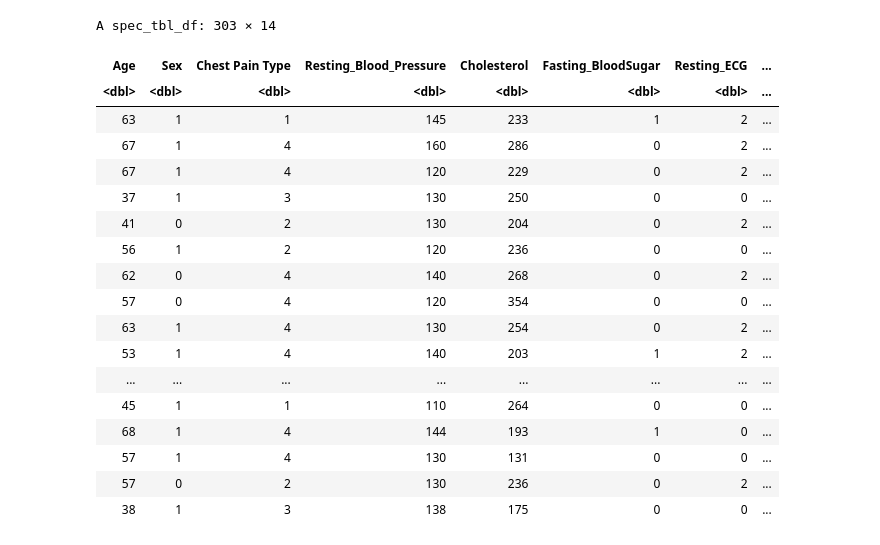
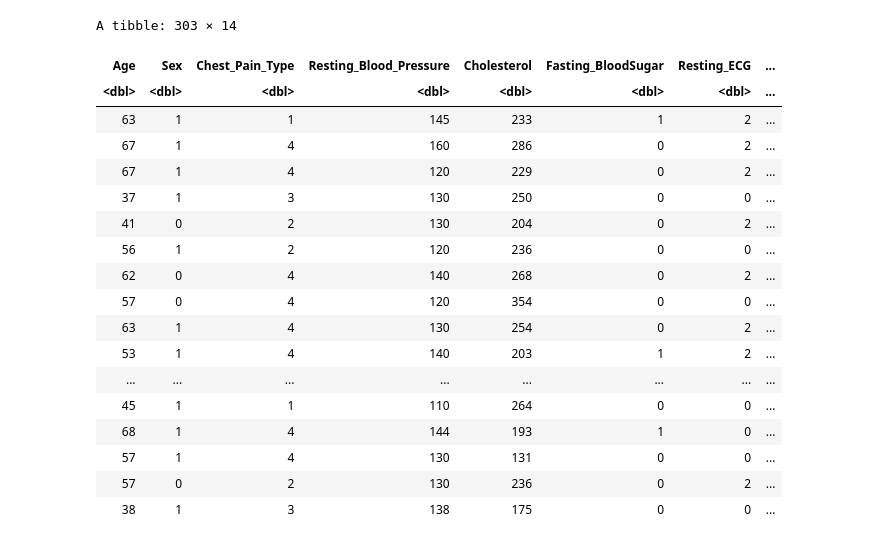
Before and after one commit to devr07/DSCI100-007-009, a Jupyter notebook: projectpropsal.ipynb, the cells around one changed output. Cells and saved outputs as stored; diff of their text form; code cells hidden in the pictures.

```diff
--- a/projectpropsal.ipynb
+++ b/projectpropsal.ipynb
@@ -15,9 +4,13 @@ library(tidyverse)
 # ?read_csv
 # %%
 cleavland <-read_csv("https://archive.ics.uci.edu/ml/machine-learning-databases/heart-disease/processed.cleveland.data", col_names = FALSE)
-colnames(cleavland) = c("Age", "Sex", "Chest Pain Type", "Resting_Blood_Pressure", "Cholesterol", "Fasting_BloodSugar",
+colnames(cleavland) = c("Age", "Sex", "Chest_Pain_Type", "Resting_Blood_Pressure", "Cholesterol", "Fasting_BloodSugar",
                         "Resting_ECG", "Max_Heart_Rate", "Excersize_Induced_Angina", "ST_Depression", "Slope",
                          "Number_of_Major_Vessels", "Thal", "Heart_Disease_Diagnosis")
+cleavland <- cleavland |>
+    mutate(Number_of_Major_Vessels = as.numeric(Number_of_Major_Vessels)) |>
+    mutate(Thal = as.numeric(Thal))
+
 cleavland
 # test
 # %% [output]
@@ -32,5 +29,5 @@ dbl (12): X1, X2, X3, X4, X5, X6, X7, X8, X9, X10, X11, X14
-A spec_tbl_df: 303 × 14
+A tibble: 303 × 14
-| Age | Sex | Chest Pain Type | Resting_Blood_Pressure | Cholesterol | Fasting_BloodSugar | Resting_ECG | ... |
+| Age | Sex | Chest_Pain_Type | Resting_Blood_Pressure | Cholesterol | Fasting_BloodSugar | Resting_ECG | ... |
 | <dbl> | <dbl> | <dbl> | <dbl> | <dbl> | <dbl> | <dbl> | ... |
 | 63 | 1 | 1 | 145 | 233 | 1 | 2 | ... |
 | 67 | 1 | 4 | 160 | 286 | 0 | 2 | ... |
```
Also changed, not shown: parts of 6 cells of this notebook.
